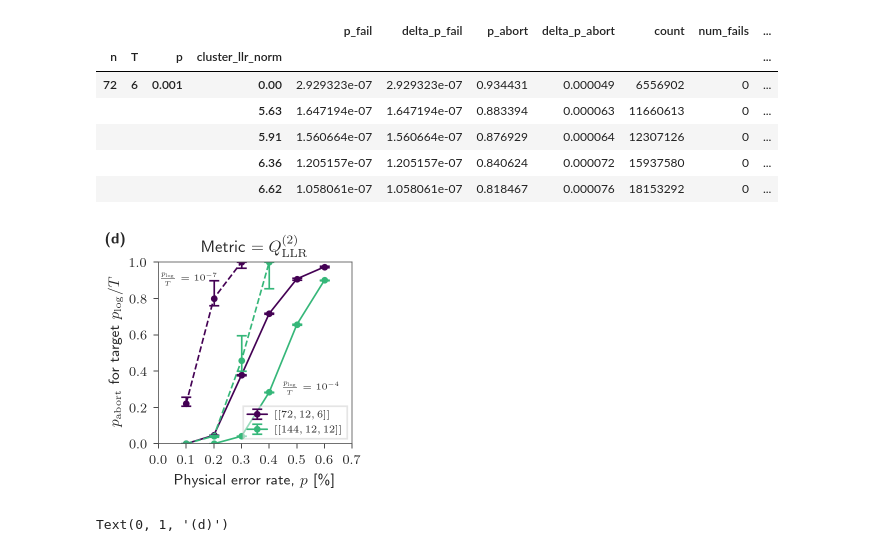
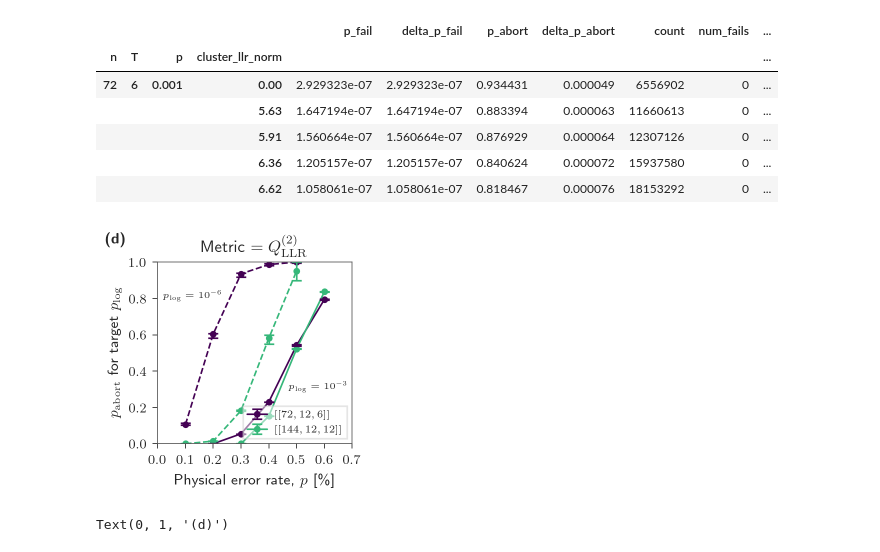
Before and after one commit to seokhyung-lee/ldpc-post-selection, a Jupyter notebook: simulations/analysis/notebooks/bb_code_analysis.ipynb, the cells around one changed output. Cells and saved outputs as stored; diff of their text form; code cells hidden in the pictures.

```diff
--- a/simulations/analysis/notebooks/bb_code_analysis.ipynb
+++ b/simulations/analysis/notebooks/bb_code_analysis.ipynb
@@ -320,8 +345,8 @@ for by in ordered_keys:
 
     df_ps = df_ps.sort_values(by=p_abort_col)
     p_abort = df_ps[p_abort_col].values
-    p_fail = df_ps[p_fail_col].values / T
-    delta_p_fail = df_ps[delta_p_fail_col].values / T
+    p_fail = df_ps[p_fail_col].values
+    delta_p_fail = df_ps[delta_p_fail_col].values
     data_plots[by] = (p_abort, p_fail, delta_p_fail)
 # %%
 target = 0.3
@@ -339,7 +364,7 @@ by_to_exclude = [
 for by, (p_abort, p_fail, delta_p_fail) in data_plots.items():
     if by in by_to_exclude:
         continue
-    if "norm_gap" in by:
+    if "norm" in by and "frac" not in by:
         continue
     ind = np.where(p_abort <= target)[0]
     if len(ind):
@@ -443,9 +468,7 @@ for i, by in enumerate(by_sorted):
         legend_handles.append((group, handle))
         legend_labels.append((group, group_label))
 
-pfail_org = (
-    df_ps_dict["cluster_llr_norm_1"].loc[idx[n, T, p, :], "p_fail"].values[-1] / T
-)
+pfail_org = df_ps_dict["cluster_llr_norm_1"].loc[idx[n, T, p, :], "p_fail"].values[-1]
 
 line = ax.axhline(pfail_org, color="grey", linestyle=":", label="BP+LSD")
 
@@ -464,16 +487,16 @@ ax.set_title(
 ax.set_xticks(np.arange(len(by_sorted)))
 ax.set_xticklabels(np.arange(len(by_sorted)))
 ax.set_xlabel("Metrics")
-ax.set_ylabel(r"LER per round, $p_\mathrm{log} / T$")
+ax.set_ylabel(r"Logical error rate, $p_\mathrm{log}$")
 ax.set_yscale("log")
-ax.set_ylim(1e-7, 1e-2)
-ax.set_yticks(10.0 ** np.arange(-7, -1, 1))
+ax.set_ylim(1e-6, 1e-1)
+ax.set_yticks(10.0 ** np.arange(-6, 0, 1))
 
 ax.legend(
     [h[1] for h in legend_handles],
     [l[1] for l in legend_labels],
     loc="upper left",
-    bbox_to_anchor=(0, 0.77),
+    bbox_to_anchor=(0, 0.79),
     fontsize=6,
 )
 
@@ -543,9 +566,10 @@ def plot_required_abort_rate(
         for p in plist:
             df_ps_sng = df_ps.loc[(n, T, p)]
             if fix_ler:
-                results_sng = get_required_abort_rate(
-                    df_ps_sng, target_ler=target_suppression * T
-                )
+                target_ler = target_suppression
+                if ler_per_round:
+                    target_ler *= T
+                results_sng = get_required_abort_rate(df_ps_sng, target_ler=target_ler)
 
             else:
                 results_sng = get_required_abort_rate(
@@ -642,8 +666,7 @@ def plot_required_abort_rate(
         if title == "default":
             if fix_ler:
                 ax.set_title(
-                    rf"Target $p_\mathrm{{log}} / T = {target_suppression}$"
-                    + f"\nby={by}"
+                    rf"Target $p_\mathrm{{log}} = {target_suppression}$" + f"\nby={by}"
                 )
             else:
                 ax.set_title(
@@ -657,7 +680,7 @@ def plot_required_abort_rate(
 fig = FIG_FORMATTER.figure(wide=True, width_ratio=0.32, aspect_ratio=1)
 ax = fig.add_subplot()
 
-target_lers = [1e-4, 1e-7]
+target_lers = [1e-3, 1e-6]
 
 cmap = plt.get_cmap("viridis")
 colors = [cmap(0), cmap(2 / 3)]
@@ -687,37 +710,37 @@ for i, target_ler in enumerate(target_lers):
         ax=ax,
         fix_ler=True,
         title=False,
         show_only_plots=True,
         plot_kwargs=plot_kwargs,
     )
 
-ax.text(0.0045, 0.3, r"$\frac{p_\mathrm{log}}{T} = 10^{-4}$", fontsize=5.5)
-ax.text(0.0001, 0.9, r"$\frac{p_\mathrm{log}}{T} = 10^{-7}$", fontsize=5.5)
+ax.text(0.0047, 0.3, r"$p_\mathrm{log} = 10^{-3}$", fontsize=5.5)
+ax.text(0.00019, 0.8, r"$p_\mathrm{log} = 10^{-6}$", fontsize=5.5)
 
 ax.set_xlabel(r"Physical error rate, $p$ [\%]")
-ax.set_ylabel(r"$p_\mathrm{abort}$ for target $p_\mathrm{log}/T$")
+ax.set_ylabel(r"$p_\mathrm{abort}$ for target $p_\mathrm{log}$")
 ax.set_xlim(0, 7e-3)
 xticks = np.arange(0, 7.1e-3, 1e-3)
 xtick_labels = [rf"${xtick * 100:.1f}$" for xtick in xticks]
 ax.set_xticks(xticks, xtick_labels)
 ax.set_ylim(0, 1)
 ax.set_yticks(np.arange(0, 1.1, 0.2))
 
 ax.legend(fontsize=6, loc="lower right")
 ax.set_title(r"Metric $= Q_\mathrm{LLR}^{(2)}$", fontsize=10)
 
 fig.text(
     0,
     1,
     r"\textbf{(d)}",
     in_layout=False,
     transform=fig.transFigure,
     verticalalignment="top",
 )
 
 fig.savefig("overleaf_figs/bb_code_target_ler.pdf")
 # %% [output]
-[figure, old version]
+[figure, new version]
 # %%
 from matplotlib.ticker import ScalarFormatter
 
```
Also changed, not shown: parts of 5 cells of this notebook, 24 other files.
